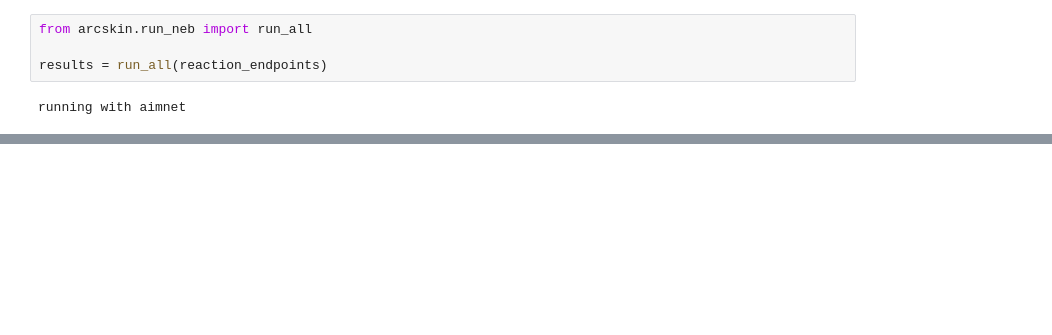
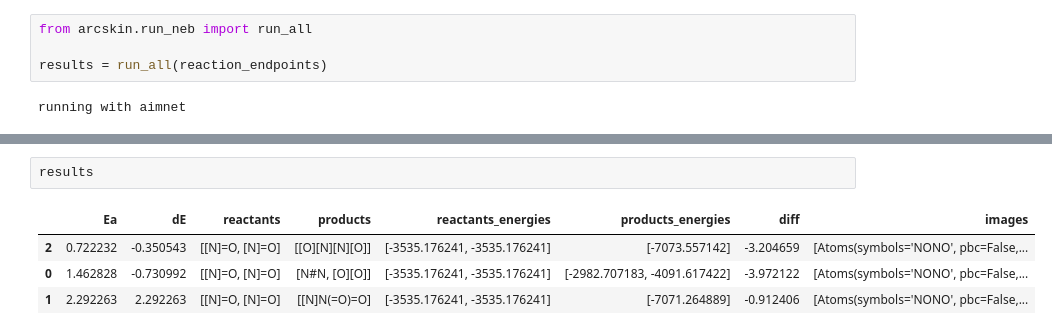
Before and after one commit to badw/arcs-kinetics, a Jupyter notebook: notebooks/4_arcskinrun.ipynb, the cells around one changed output, grey strips where cells are left out. Cells and saved outputs as stored; diff of their text form; blank space fills up the shorter version.

```diff
--- a/notebooks/4_arcskinrun.ipynb
+++ b/notebooks/4_arcskinrun.ipynb
@@ -126,0 +161,7 @@ ax.legend(edgecolor="black")
+# %%
+results
+# %% [output]
+|  | Ea | dE | reactants | products | reactants_energies | products_energies | diff | images |
+| 2 | 0.722232 | -0.350543 | [[N]=O, [N]=O] | [[O][N][N][O]] | [-3535.176241, -3535.176241] | [-7073.557142] | -3.204659 | [Atoms(symbols='NONO', pbc=False,... |
+| 0 | 1.462828 | -0.730992 | [[N]=O, [N]=O] | [N#N, [O][O]] | [-3535.176241, -3535.176241] | [-2982.707183, -4091.617422] | -3.972122 | [Atoms(symbols='NONO', pbc=False,... |
+| 1 | 2.292263 | 2.292263 | [[N]=O, [N]=O] | [[N]N(=O)=O] | [-3535.176241, -3535.176241] | [-7071.264889] | -0.912406 | [Atoms(symbols='NONO', pbc=False,... |
```
Also changed, not shown: parts of 9 cells of this notebook.
